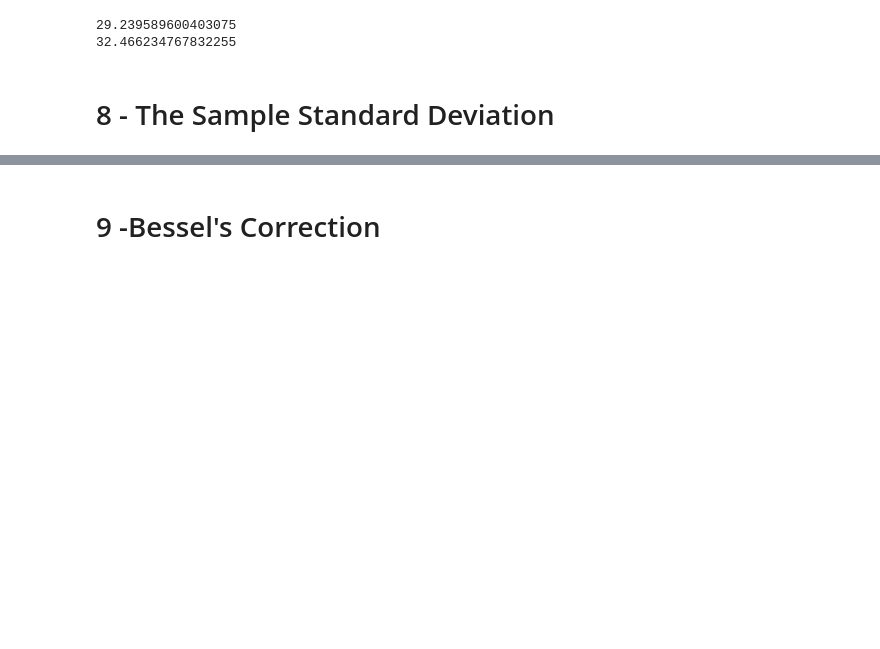
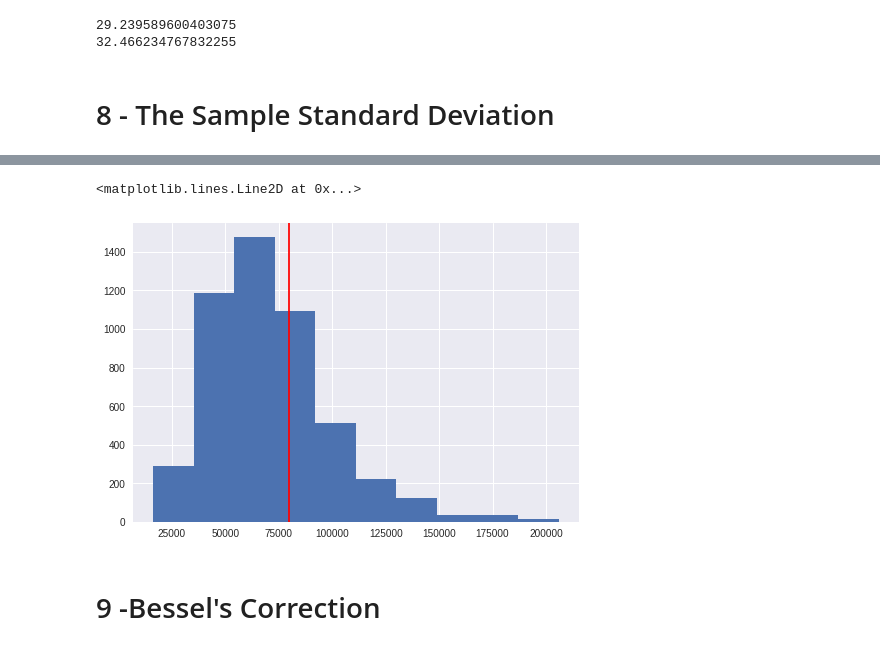
Before and after one commit to marquesdb/unidade3, a Jupyter notebook: Lesson_26_Measures_of_Variability.ipynb, the cells around one changed output, grey strips where cells are left out. Drawn from its saved outputs; the diff is of its cells as text; code cells hidden in the pictures; blank space fills up the shorter version.

```diff
--- a/Lesson_26_Measures_of_Variability.ipynb
+++ b/Lesson_26_Measures_of_Variability.ipynb
@@ -64,9 +64,9 @@ houses = pd.read_table('AmesHousing_1.txt')
 
 # put your code here
 
-def range(array):
-  range = max(array)-min(array)
-  return range
+def rng(array):
+  rng = max(array)-min(array)
+  return rng
 
 keys = [2010, 2009, 2008, 2007, 2006]
 
@@ -74,7 +74,7 @@ ranges = []
 
 for year in keys:
   df_filtered = houses[houses['Yr Sold'] == year]
-  calc = range(df_filtered['SalePrice'])
+  calc = rng(df_filtered['SalePrice'])
   ranges.append(calc)
 
 
@@ -545,19 +550,30 @@ Now that we have a working formula, can use it to reliably estimate the populati
 # %%
 def standard_deviation(array):
     reference_point = sum(array) / len(array)
 
     distances = []
     for value in array:
         squared_distance = (value - reference_point)**2
         distances.append(squared_distance)
 
     variance = sum(distances) / len(distances)
 
     return sqrt(variance)
 
 import matplotlib.pyplot as plt
 
 # put your code here
+std_devs = []
+for i in range(5000):
+  sample = houses['SalePrice'].sample(10, random_state = i)
+  std_dev = standard_deviation(sample)
+  std_devs.append(std_dev)
+
+plt.hist(std_devs)
+plt.axvline(standard_deviation(houses['SalePrice']), color = 'r')
+# %% [output]
+<matplotlib.lines.Line2D at 0x...>
+[figure, added]
 # %% [markdown]
 # 9 -Bessel's Correction
 # %% [markdown]
```
Also changed, not shown: parts of 2 cells of this notebook.
